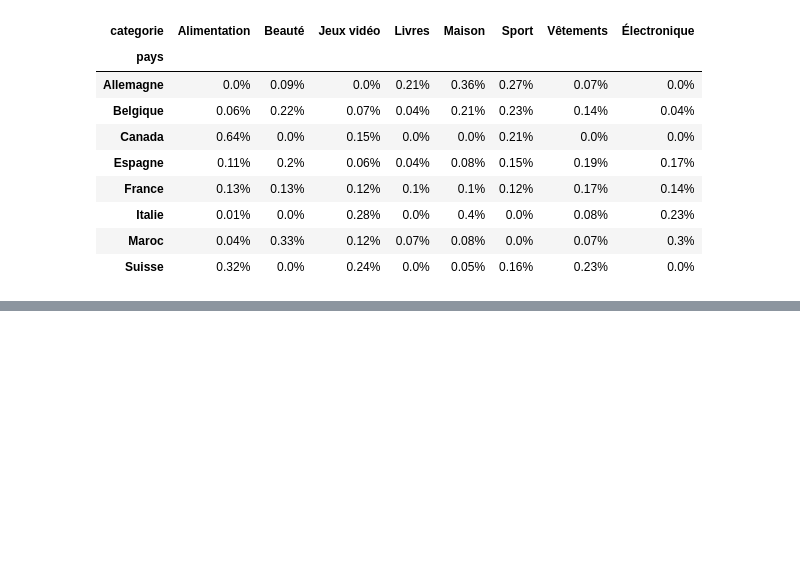
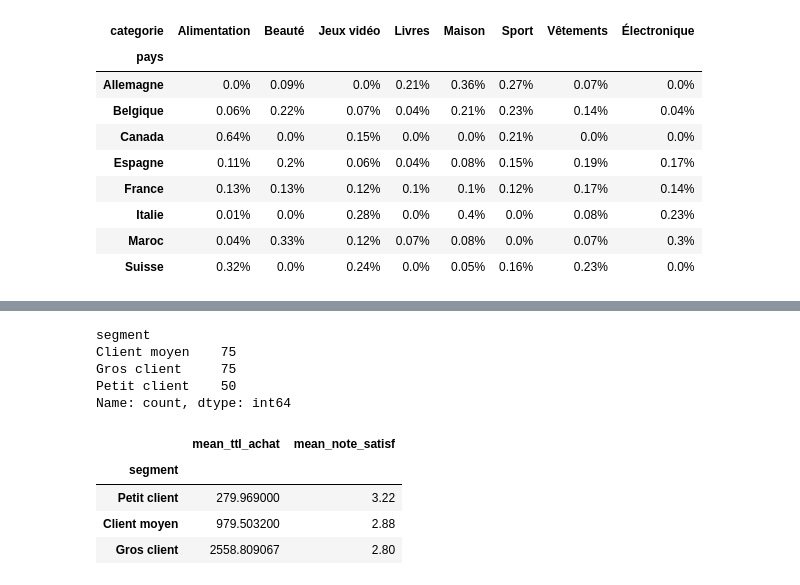
Before and after one commit to H3-8/pandas, a Jupyter notebook: notebook.ipynb, the cells around one changed output, grey strips where cells are left out. Saved outputs shown, nothing was run; the diff lists cells and outputs as text; code cells hidden in the pictures; blank space fills up the shorter version.

```diff
--- a/notebook.ipynb
+++ b/notebook.ipynb
@@ -630,0 +677,19 @@ country_cate_fill.div(country_cate_fill.sum(axis=1), axis=0).round(2).astype('st
+# %%
+df['segment'].value_counts()
+# %% [output]
+segment
+Client moyen    75
+Gros client     75
+Petit client    50
+Name: count, dtype: int64
+# %%
+df.groupby('segment').agg(
+    mean_ttl_achat=('total_achat', 'mean'),
+    mean_note_satisf=('note_satisfaction', 'mean')
+)
+# %% [output]
+|  | mean_ttl_achat | mean_note_satisf |
+| segment |  |  |
+| Petit client | 279.969000 | 3.22 |
+| Client moyen | 979.503200 | 2.88 |
+| Gros client | 2558.809067 | 2.80 |
```
Also changed, not shown: parts of 8 cells of this notebook.
